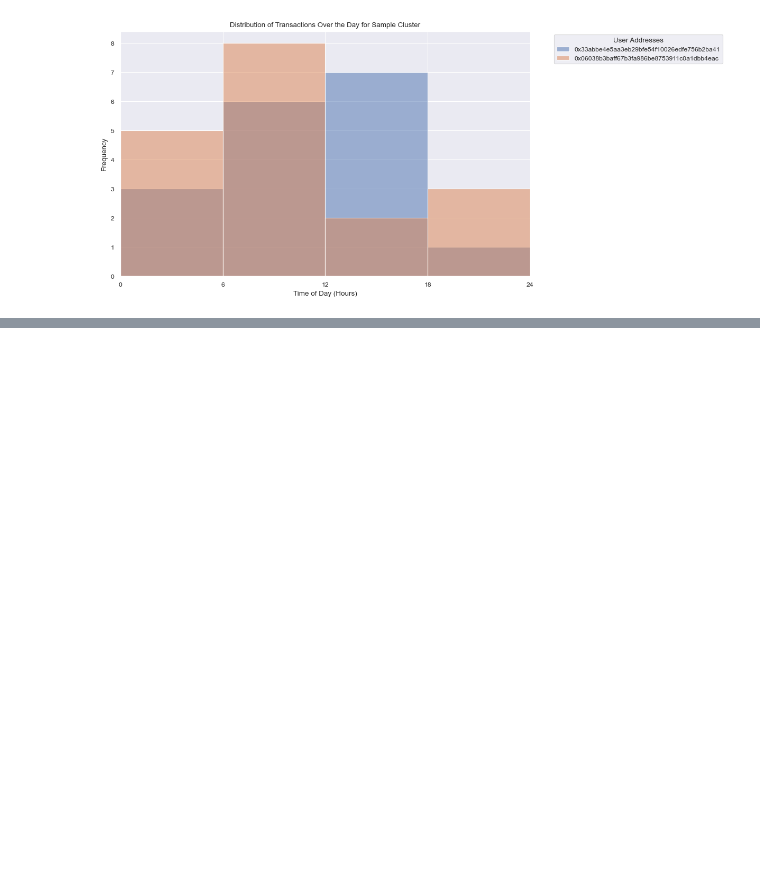
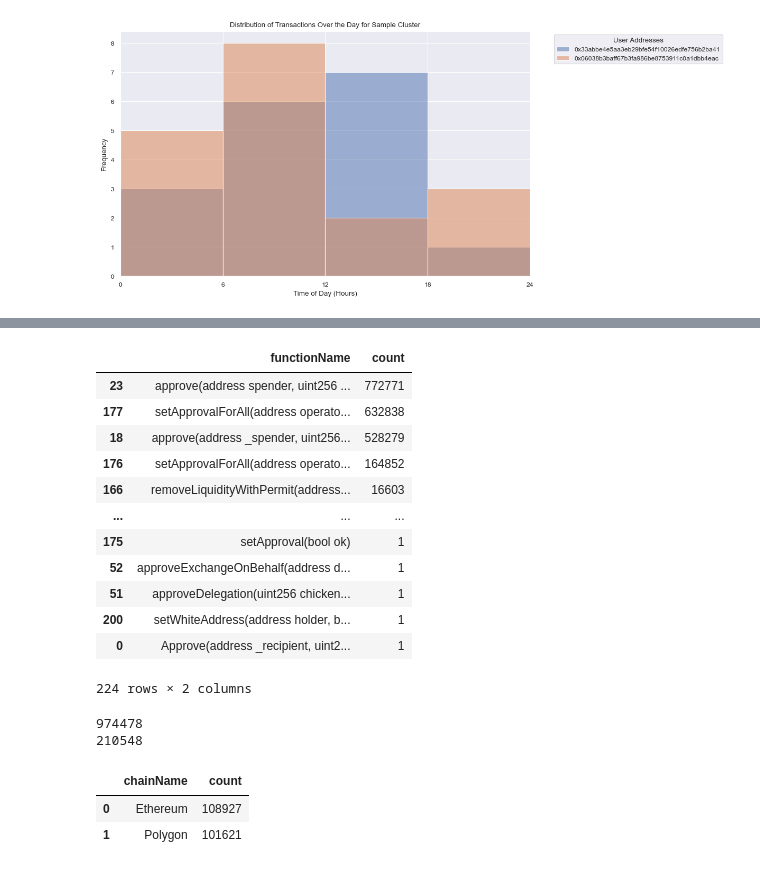
Before and after one commit to dariothuerkauf/address-clustering, a Jupyter notebook: python/test_notebook.ipynb, the cells around one changed output, grey strips where cells are left out. Saved outputs shown, nothing was run; the diff lists cells and outputs as text; code cells hidden in the pictures; blank space fills up the shorter version.

```diff
--- a/python/test.ipynb
+++ b/python/test_notebook.ipynb
@@ -305,0 +466,3 @@ only_embeddings_array = emb_d2v_df.values
+# %%
+x = ns.address('d8dA6BF26964aF9D7eEd9e03E53415D37aA96045.addr.reverse')
+x
@@ -305,0 +485,13 @@ only_embeddings_array = emb_d2v_df.values
+# %%
+from pymongo import MongoClient
+import pandas as pd
+
+# Connect to db collection
+client = MongoClient('mongodb://localhost:27017/')
+db = client['address-clustering']
+transactions = db['transactions']
+users = pd.read_csv('../data/subsets.csv')['Address'].to_list()
+
+# Query all approval transactions
+approvals = pd.DataFrame(list(transactions.find({"functionName": "approve(address spender, uint256 rawAmount)"})))
+print(f'Total approvals: {len(approvals)}')
@@ -305,0 +506,13 @@ only_embeddings_array = emb_d2v_df.values
+# %%
+import re
+
+# List of function signatures you're interested in
+signatures = [
+    "0x095ea7b3",  # approve(address,uint256) for both ERC-20 and ERC-721
+    "0xa22cb465"  # setApprovalForAll(address,bool) for both ERC-721 and ERC-1155
+]
+
+# MongoDB query to get transactions where the 'input' starts with any of the function signatures
+approvals = pd.DataFrame(list(transactions.find({"input": {"$in": [re.compile(f"^{sig}") for sig in signatures]}})))
+
+print(f'Total approvals: {len(approvals)}')
@@ -305,0 +521,4 @@ only_embeddings_array = emb_d2v_df.values
+# %%
+# Extract spender address from calldata, Add '0x' to the start of each address
+approvals['spender'] = approvals['input'].str[34:74]
+approvals['spender'] = approvals['spender'].apply(lambda x: '0x' + x)
@@ -305,0 +565,37 @@ only_embeddings_array = emb_d2v_df.values
+# %%
+x = approvals.groupby('functionName').size().reset_index(name='count').sort_values(by='count', ascending=False)
+x
+
+'approve(address spender, uint256 rawAmount)'
+'setApprovalForAll(address operator, bool authorized)'
+'approve(address _spender, uint256 _value)'
+'setApprovalForAll(address operator, bool approved)'
+# %% [output]
+|  | functionName | count |
+| 23 | approve(address spender, uint256 ... | 772771 |
+| 177 | setApprovalForAll(address operato... | 632838 |
+| 18 | approve(address _spender, uint256... | 528279 |
+| 176 | setApprovalForAll(address operato... | 164852 |
+| 166 | removeLiquidityWithPermit(address... | 16603 |
+| ... | ... | ... |
+| 175 | setApproval(bool ok) | 1 |
+| 52 | approveExchangeOnBehalf(address d... | 1 |
+| 51 | approveDelegation(uint256 chicken... | 1 |
+| 200 | setWhiteAddress(address holder, b... | 1 |
+| 0 | Approve(address _recipient, uint2... | 1 |
+224 rows × 2 columns
+# %%
+transfers = pd.read_csv('../data/token_transfers.csv', index_col=[0])
+print(len(transfers))
+
+tx = pd.read_csv('../data/native_transfers.csv', index_col=[0])
+print(len(tx))
+# %% [output]
+974478
+210548
+# %%
+tx.groupby('chainName').size().reset_index(name='count')
+# %% [output]
+|  | chainName | count |
+| 0 | Ethereum | 108927 |
+| 1 | Polygon | 101621 |
```
Also changed, not shown: parts of 14 cells of this notebook, 2 other files.
